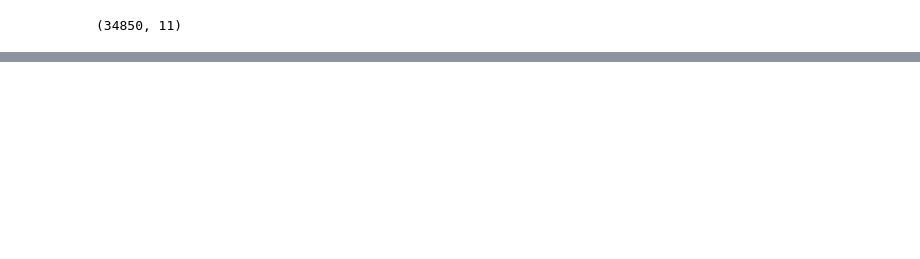
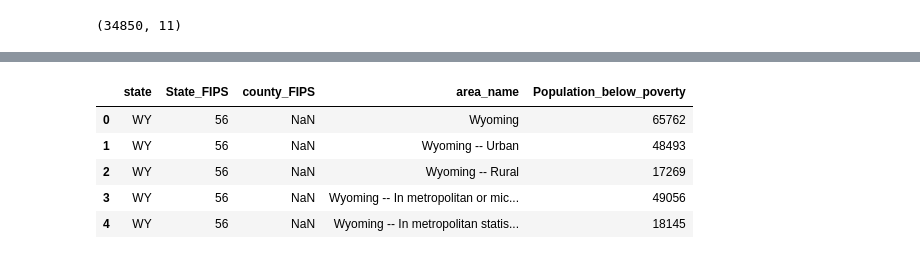
Before and after one commit to Elguetajj/bi-milanesos-2021, a Jupyter notebook: etls.ipynb, the cells around one changed output, grey strips where cells are left out. Cells and saved outputs as stored; diff of their text form; code cells hidden in the pictures; blank space fills up the shorter version.

```diff
--- a/etls.ipynb
+++ b/etls.ipynb
@@ -99,0 +142,19 @@ table.shape
+# %%
+poverty_names = {
+    "State":"state",
+    "StateFIPS":"State_FIPS",
+    "CountyFIPS":"county_FIPS",
+    "AreaName": "area_name",
+    "B17001_002":"Population_below_poverty"
+}
+# %%
+file_list = getFiles("Poverty","1THD1cqlgpxsNj1ZFeQeg255Ne0As6DQL",drive)
+df = files_to_dataframe(file_list,'([A-Z]){2}.csv',poverty_names,drive)
+df.head()
+# %% [output]
+|  | state | State_FIPS | county_FIPS | area_name | Population_below_poverty |
+| 0 | WY | 56 | NaN | Wyoming | 65762 |
+| 1 | WY | 56 | NaN | Wyoming -- Urban | 48493 |
+| 2 | WY | 56 | NaN | Wyoming -- Rural | 17269 |
+| 3 | WY | 56 | NaN | Wyoming -- In metropolitan or mic... | 49056 |
+| 4 | WY | 56 | NaN | Wyoming -- In metropolitan statis... | 18145 |
```
Also changed, not shown: parts of 22 cells of this notebook, 3 other files.
